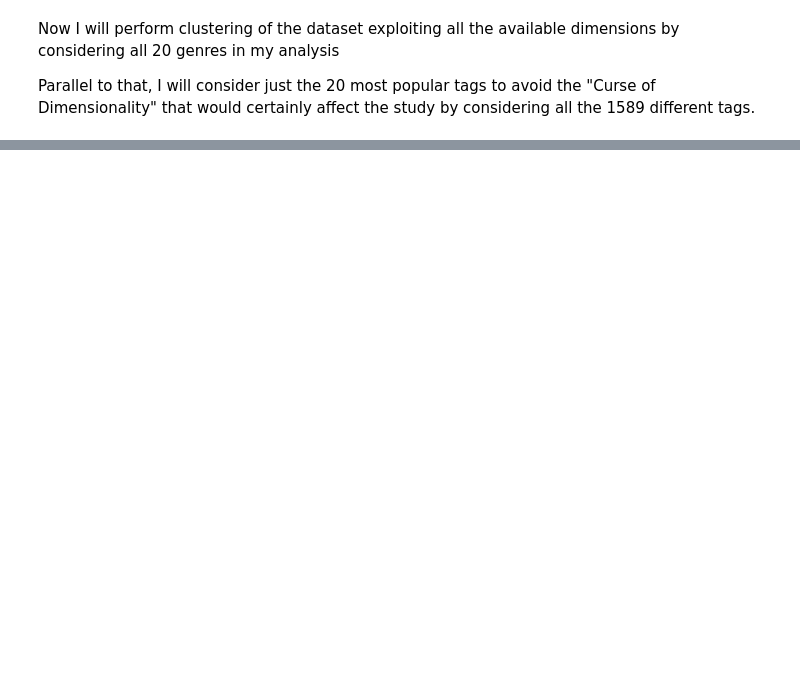
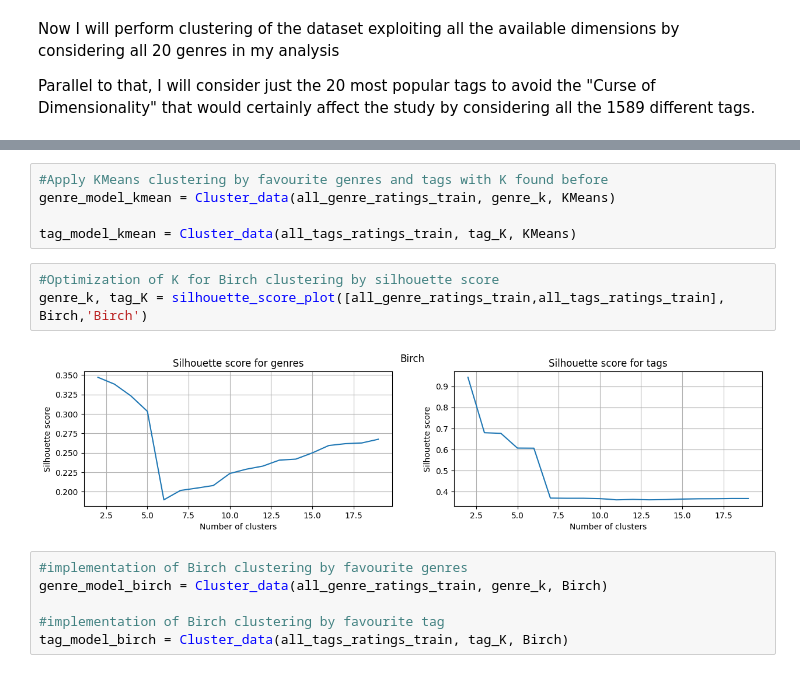
Before and after one commit to nicolotocalli/NAML-Project-2024, a Jupyter notebook: NAML_Project_2024.ipynb, the cells around one changed output, grey strips where cells are left out. Saved outputs shown, nothing was run; the diff lists cells and outputs as text; blank space fills up the shorter version.

```diff
--- a/NAML_Project_2024.ipynb
+++ b/NAML_Project_2024.ipynb
@@ -802,0 +813,16 @@ all_genre_ratings.head()
+# %%
+#Apply KMeans clustering by favourite genres and tags with K found before
+genre_model_kmean = Cluster_data(all_genre_ratings_train, genre_k, KMeans)
+
+tag_model_kmean = Cluster_data(all_tags_ratings_train, tag_K, KMeans)
+# %%
+#Optimization of K for Birch clustering by silhouette score
+genre_k, tag_K = silhouette_score_plot([all_genre_ratings_train,all_tags_ratings_train], Birch,'Birch')
+# %% [output]
+[figure, added]
+# %%
+#implementation of Birch clustering by favourite genres
+genre_model_birch = Cluster_data(all_genre_ratings_train, genre_k, Birch)
+
+#implementation of Birch clustering by favourite tag
+tag_model_birch = Cluster_data(all_tags_ratings_train, tag_K, Birch)
```
Also changed, not shown: parts of 30 cells of this notebook.
